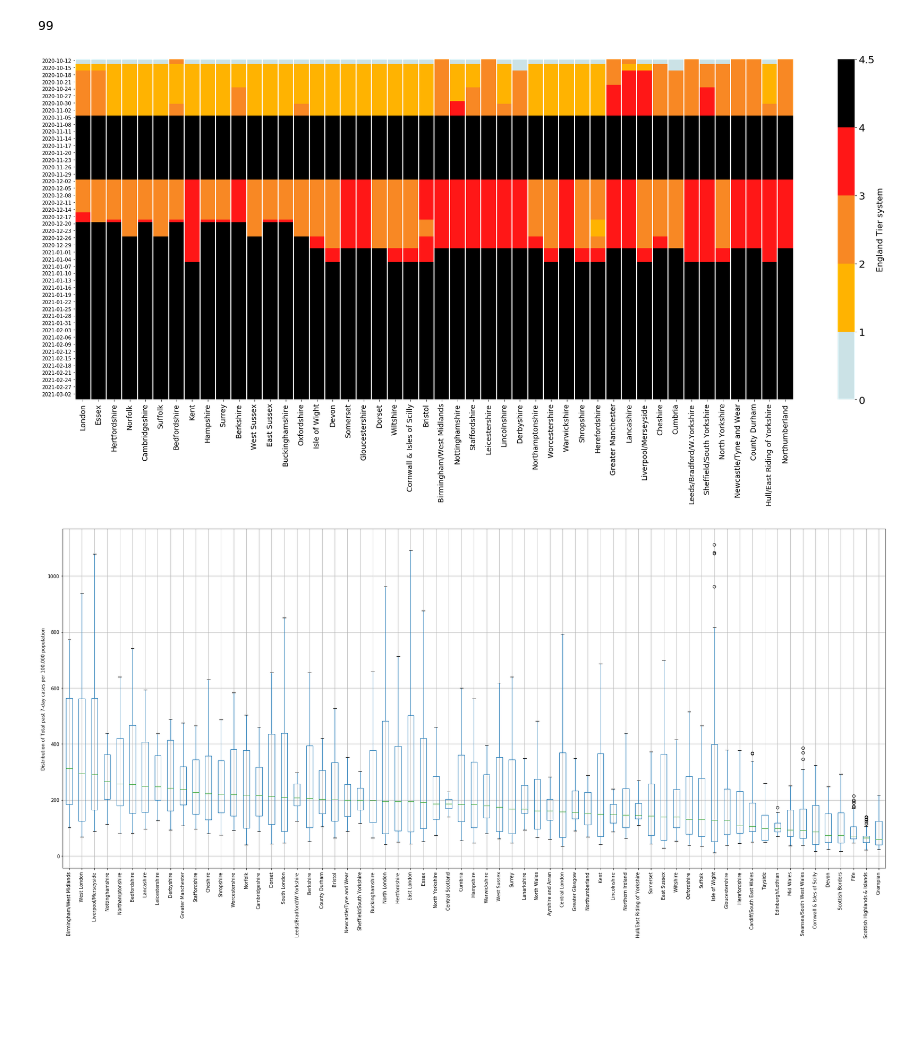
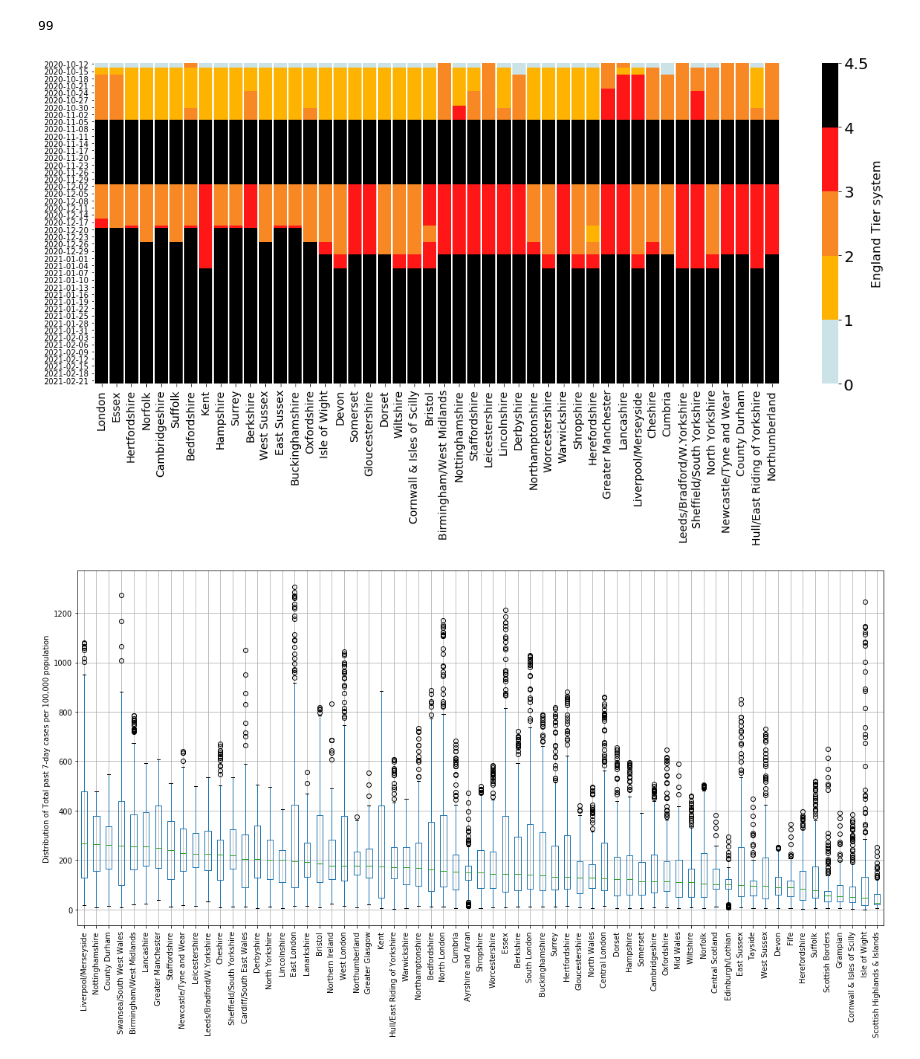
Before and after one commit to khairulomar/Covid-19-UK, a Jupyter notebook: uk-covid.ipynb, the cells around one changed output. Cells and saved outputs as stored; diff of their text form; code cells hidden in the pictures; blank space fills up the shorter version.

```diff
--- a/uk-covid.ipynb
+++ b/uk-covid.ipynb
@@ -87,9 +87,9 @@ df = df.join(geodata, on='code', how='left', rsuffix='2').fillna(0)
 # # If using latest data
 latest_date = df.date.max()
 
-# # If using up till a point of time
-# latest_date = pd.to_datetime('20200831', format='%Y%m%d')
-# df = df[df.date <= latest_date]
+# If using up till a point of time
+latest_date = pd.to_datetime('20210222', format='%Y%m%d')
+df = df[df.date <= latest_date]
 # %%
 # First and second wave
 start_date1 = '20200306' # date of first death
@@ -696,41 +709,44 @@ region_list2 = ['London'] + list(region_list2.county)[5:]
 
 data = england.copy()
 data = data[data.date>=pd.to_datetime('20201012', format='%Y%m%d')]
 data['date'] = data['date'].dt.date
 dfgrid2 = pd.pivot_table(data, values='tier', index='date', columns='area', aggfunc=np.max)
 dfgrid2 = dfgrid2[region_list2].fillna(0)
 
-fig, ax = plt.subplots(figsize=(25.5,12.5))
+#fig, ax = plt.subplots(figsize=(25.5,12.5))
+fig, ax = plt.subplots(figsize=(16.5,9))
 
 cmap = colors.ListedColormap(['#CBE2E6','#FFB301','#F88824','#FF1717','black'])
 bounds=[0,1,2,3,4,4.5]
 norm = colors.BoundaryNorm(bounds, cmap.N)
 
 ax = sns.heatmap(dfgrid2, cmap=cmap, norm=norm)
 ax.vlines(range(len(region_list2)), *ax.get_ylim(), color='white', lw=2)
 
 colorbar = ax.collections[0].colorbar
 colorbar.set_ticks(bounds)
 colorbar.set_ticklabels(bounds)
 colorbar.set_label('England Tier system', size=16)
 colorbar.ax.tick_params(labelsize=20)
 
 ax.tick_params(axis='x', labelsize=14)
 plt.yticks(rotation=0)
 plt.xticks(rotation=90)
 ax.set_ylabel('')
 ax.set_xlabel('')
 
 plt.tight_layout()
-plt.savefig(f"covid-uk8_tiers", pad_inches=0, bbox_inches="tight")
+plt.savefig(f"covid-uk12_tiers", pad_inches=0, bbox_inches="tight")
 plt.show()
 # %% [output]
-[figure, old version]
+[figure, new version]
 # %%
 region_list3 = geodata[~geodata.geotype.isin(['Country', 'Nation', 'NHS Region'])].county.unique()
 region_list3 = list(ukdata[ukdata.area.isin(region_list3)].groupby('area').cases_100k.median().sort_values(ascending=False).index)
 
-fig, ax = plt.subplots(figsize=(25.5,12.5))
+#fig, ax = plt.subplots(figsize=(25.5,12.5))
+fig, ax = plt.subplots(figsize=(16,9))
+
 boxdata2 = ukdata.pivot(columns='area',values='cases_100k')[region_list3]
 boxdata2.boxplot()
 plt.xticks(rotation=90)
@@ -740,7 +756,7 @@ plt.tight_layout()
 plt.savefig(f"covid-uk9-incidence_spread", pad_inches=0, bbox_inches="tight")
 plt.show()
 # %% [output]
-[figure, old version]
+[figure, new version]
 # %%
 # my_ori = pd.read_csv('covid-19-my-states-cases_processed.csv', index_col=0)
 # my_fix = pd.read_csv('covid-19-my-states-cases_processed_fix.csv', index_col=0)
```
Also changed, not shown: parts of 12 cells of this notebook.
